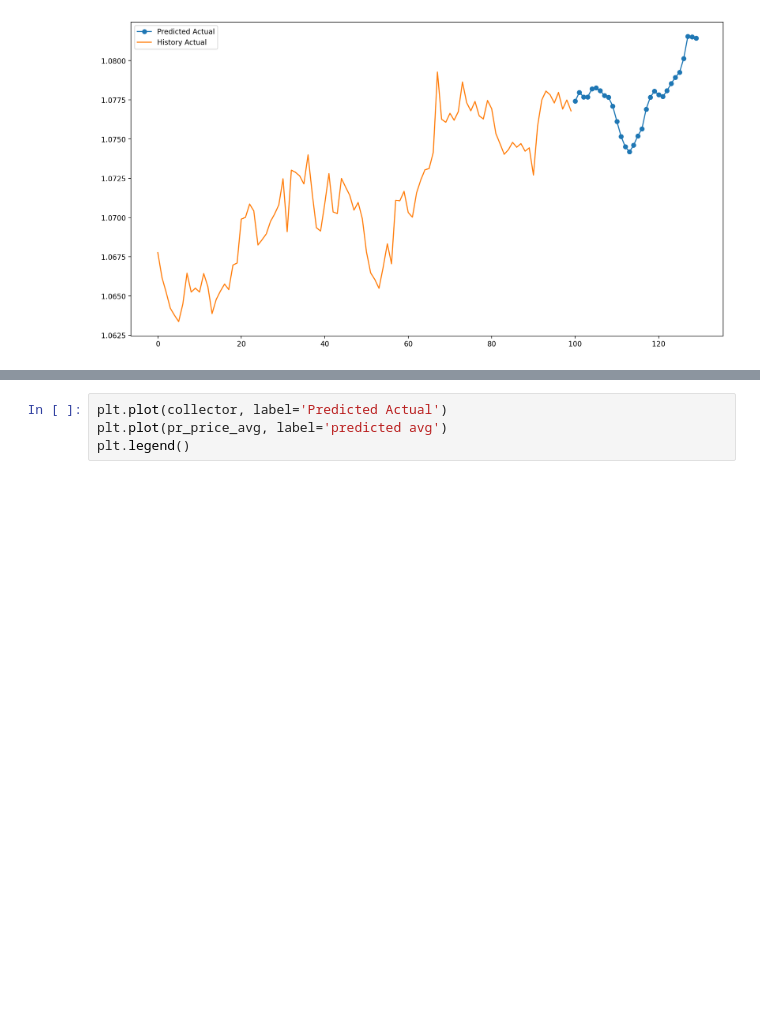
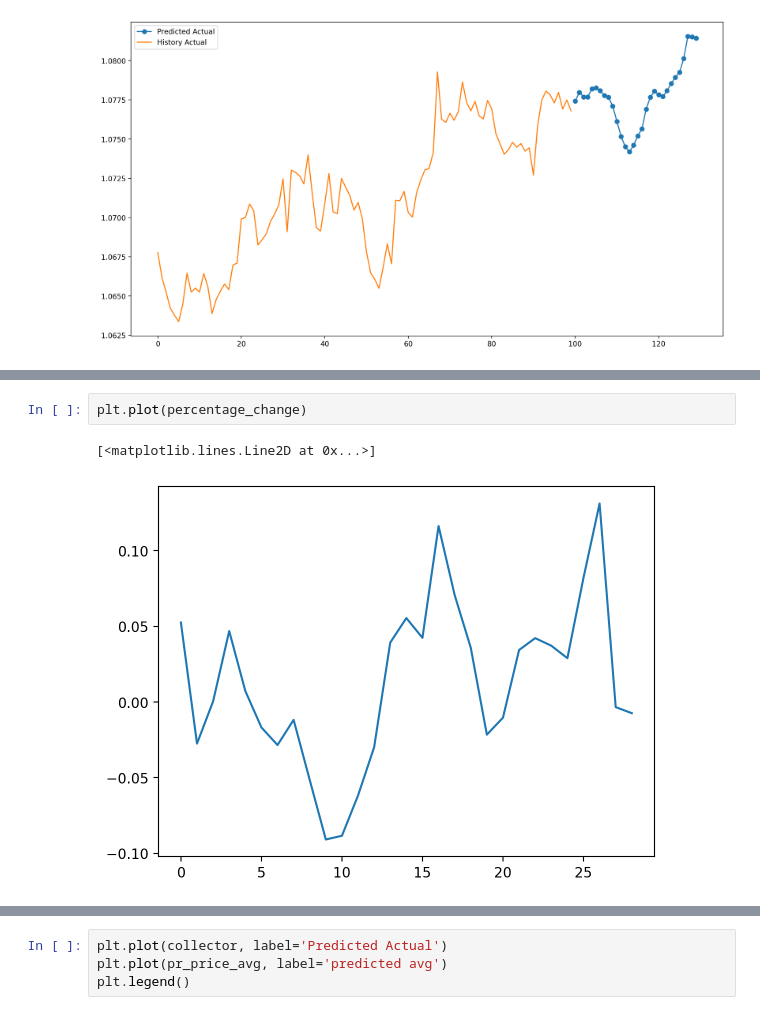
Before and after one commit to Iftekhar-mobin/Make_Money_with_Tensorflow_2.0, a Jupyter notebook: forexPredictor/Main_______Multivariate_Multi_Step_Single_output.ipynb, the cells around one changed output, grey strips where cells are left out. Drawn from its saved outputs; the diff is of its cells as text; blank space fills up the shorter version.

```diff
--- a/forexPredictor/Main_______Multivariate_Multi_Step_Single_output.ipynb
+++ b/forexPredictor/Main_______Multivariate_Multi_Step_Single_output.ipynb
@@ -310,0 +403,5 @@ plt.legend()
+# %%
+plt.plot(percentage_change)
+# %% [output]
+[<matplotlib.lines.Line2D at 0x...>]
+[figure, added]
```
Also changed, not shown: parts of 14 cells of this notebook.
